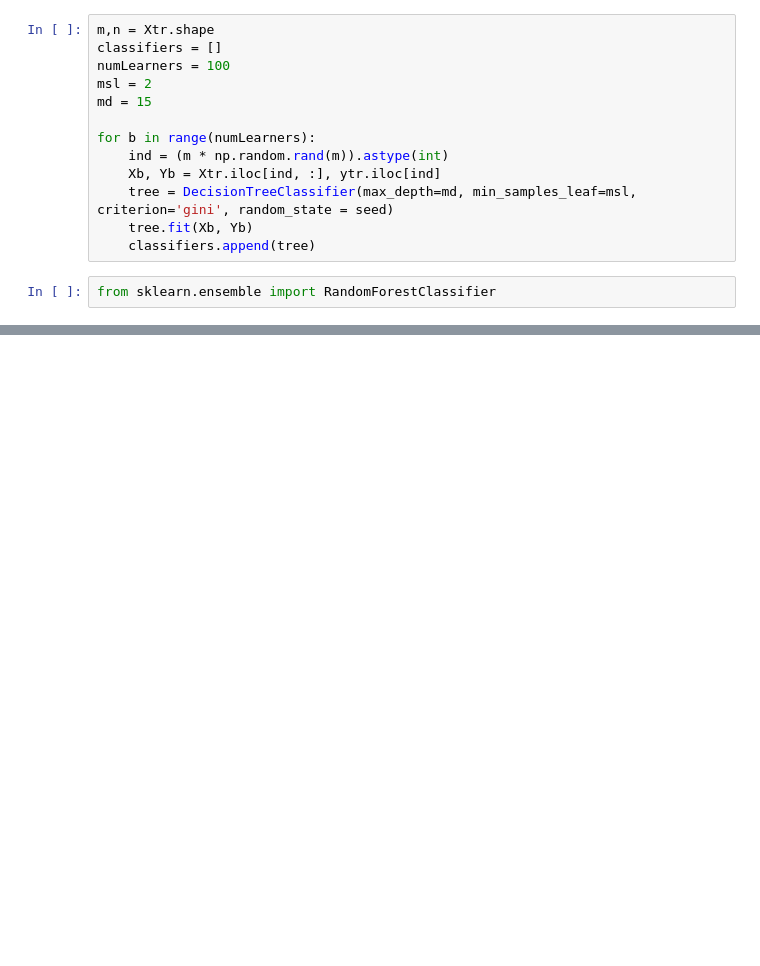
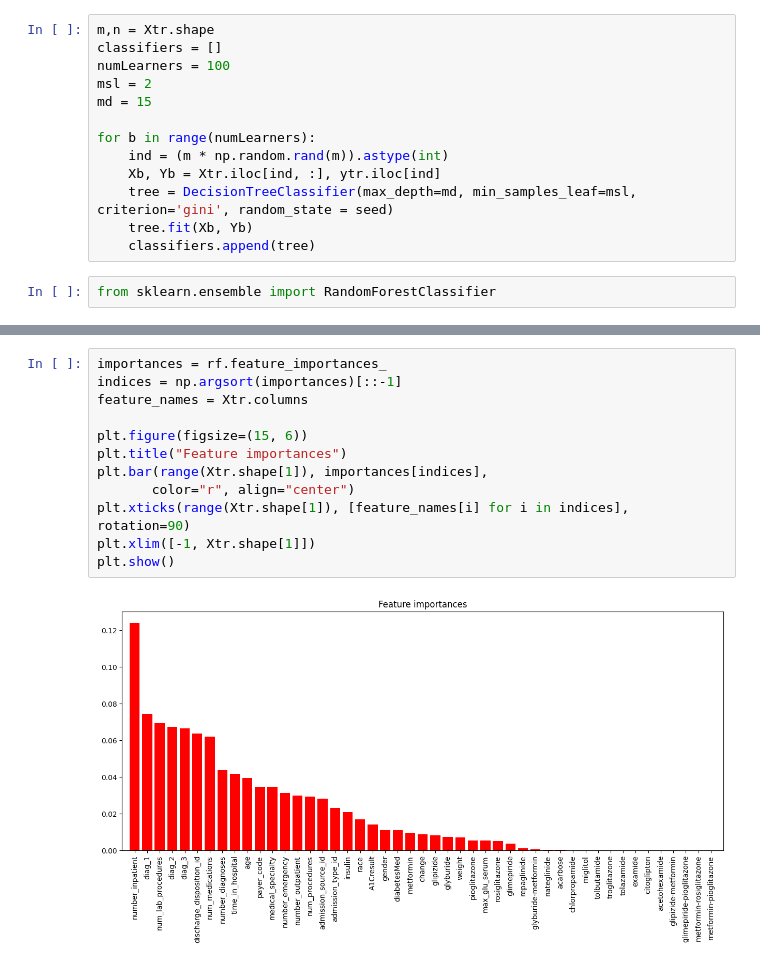
Before and after one commit to raf3001/cs178_final, a Jupyter notebook: cs178-DylansRandomForest.ipynb, the cells around one changed output, grey strips where cells are left out. Drawn from its saved outputs; the diff is of its cells as text; blank space fills up the shorter version.

```diff
--- a/cs178-DylansRandomForest.ipynb
+++ b/cs178-DylansRandomForest.ipynb
@@ -459,0 +503,14 @@ Accuracy: 0.5899086174707674
+# %%
+importances = rf.feature_importances_
+indices = np.argsort(importances)[::-1]
+feature_names = Xtr.columns
+
+plt.figure(figsize=(15, 6))
+plt.title("Feature importances")
+plt.bar(range(Xtr.shape[1]), importances[indices],
+       color="r", align="center")
+plt.xticks(range(Xtr.shape[1]), [feature_names[i] for i in indices], rotation=90)
+plt.xlim([-1, Xtr.shape[1]])
+plt.show()
+# %% [output]
+[figure, added]
```
Also changed, not shown: parts of 17 cells of this notebook.
